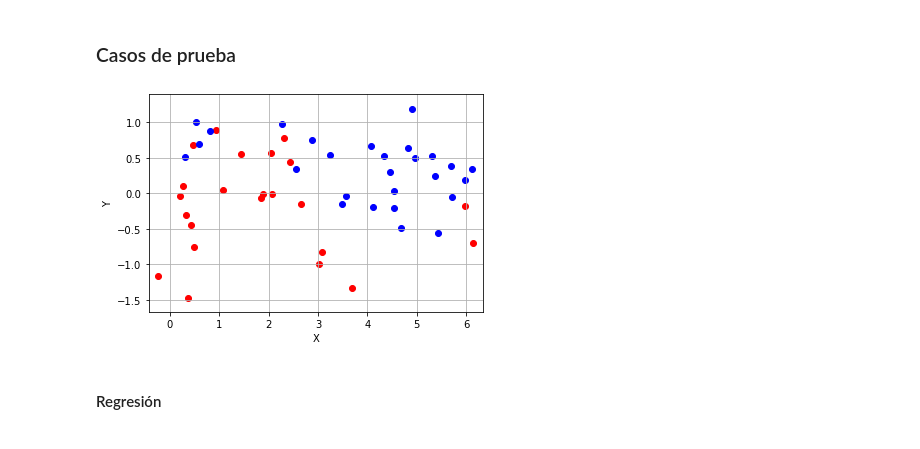
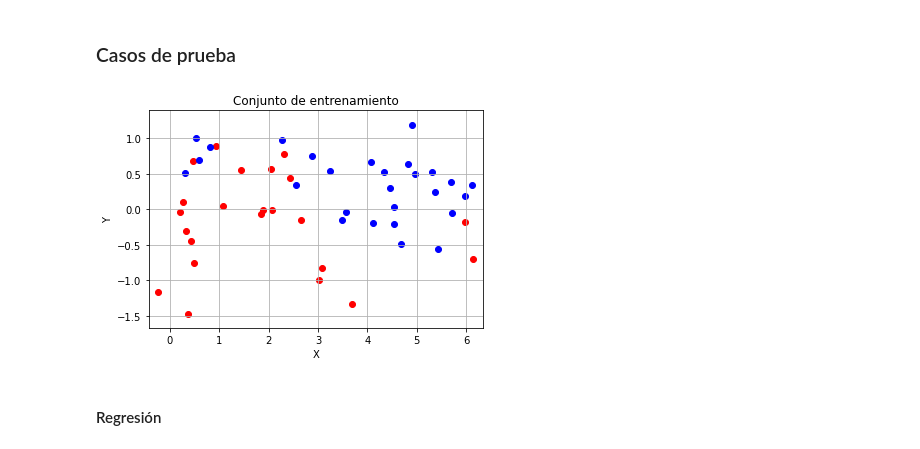
Before and after one commit to Ludvins/MCD_Practicas_MAAA, a Jupyter notebook: P2/P2_boosting.ipynb, the cells around one changed output. Saved outputs shown, nothing was run; the diff lists cells and outputs as text; code cells hidden in the pictures.

```diff
--- a/P2/P2_boosting.ipynb
+++ b/P2/P2_boosting.ipynb
@@ -81,7 +83,7 @@ def createDataSet(n, model, ymargin, noise=None, output_boundary=False):
         return x, y, (c*1).ravel()
 # %%
 def plotData(x,y,c,style0,style1,title=''):
-    plt.scatter(x[c==0],y[c==0],**style0)
+    plt.scatter(x[c==-1],y[c==-1],**style0)
     plt.scatter(x[c==1],y[c==1],**style1)
     plt.grid(True)
     plt.axis([x.min()-0.2, x.max()+0.2, y.min()-0.2, y.max()+0.2])
@@ -515,9 +528,9 @@ Ytrain_reg = Ytrain_reg.ravel()
 # %%
 plotData(Xtrain_reg, Ytrain_reg, Ytrain_class, {'c':'#FF0000'},{'c':'#0000FF'})
-Ytrain_class[Ytrain_class == 0] = -1
-Ytest_class[Ytest_class == 0] = -1
+plt.title("Conjunto de entrenamiento")
+_ = plt.plot()
 # %% [output]
-[figure, old version]
+[figure, new version]
 # %% [markdown]
 #### Regresión
 # %%
```
Also changed, not shown: parts of 14 cells of this notebook.
